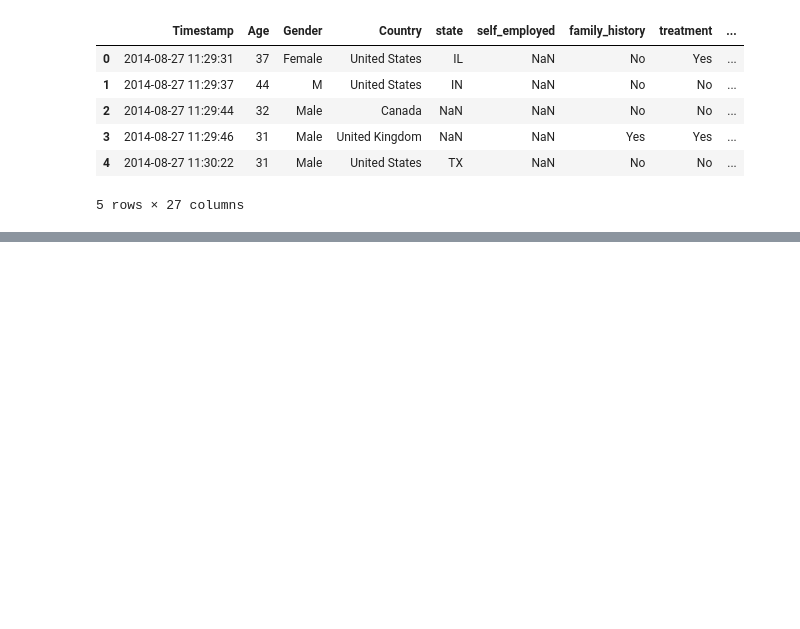
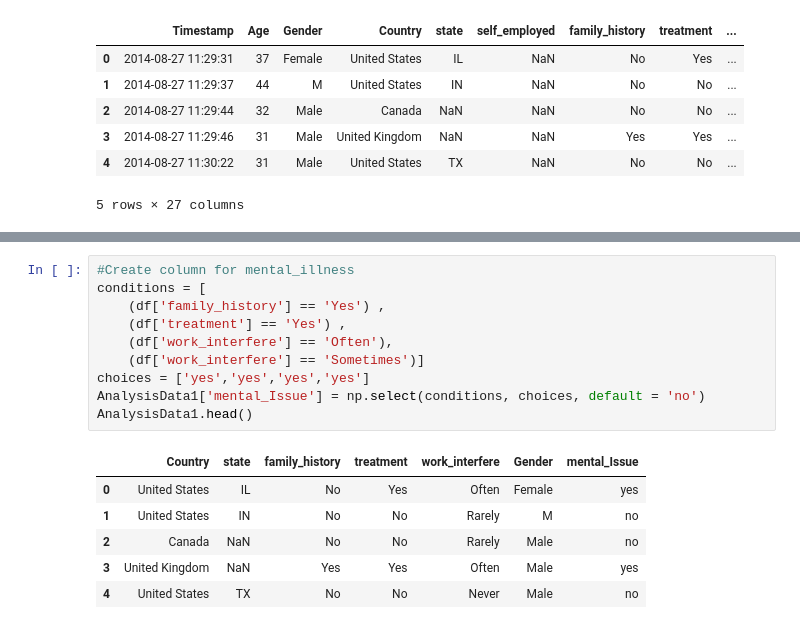
Before and after one commit to chanakyan04/Mental-Illness-Analysis, a Jupyter notebook: FinalVersion.ipynb, the cells around one changed output, grey strips where cells are left out. Drawn from its saved outputs; the diff is of its cells as text; blank space fills up the shorter version.

```diff
--- a/FinalVersion.ipynb
+++ b/FinalVersion.ipynb
@@ -21,0 +33,17 @@ df.head()
+# %%
+#Create column for mental_illness
+conditions = [
+    (df['family_history'] == 'Yes') ,
+    (df['treatment'] == 'Yes') ,
+    (df['work_interfere'] == 'Often'),
+    (df['work_interfere'] == 'Sometimes')]
+choices = ['yes','yes','yes','yes']
+AnalysisData1['mental_Issue'] = np.select(conditions, choices, default = 'no')
+AnalysisData1.head()
+# %% [output]
+|  | Country | state | family_history | treatment | work_interfere | Gender | mental_Issue |
+| 0 | United States | IL | No | Yes | Often | Female | yes |
+| 1 | United States | IN | No | No | Rarely | M | no |
+| 2 | Canada | NaN | No | No | Rarely | Male | no |
+| 3 | United Kingdom | NaN | Yes | Yes | Often | Male | yes |
+| 4 | United States | TX | No | No | Never | Male | no |
```
Also changed, not shown: parts of 5 cells of this notebook.
